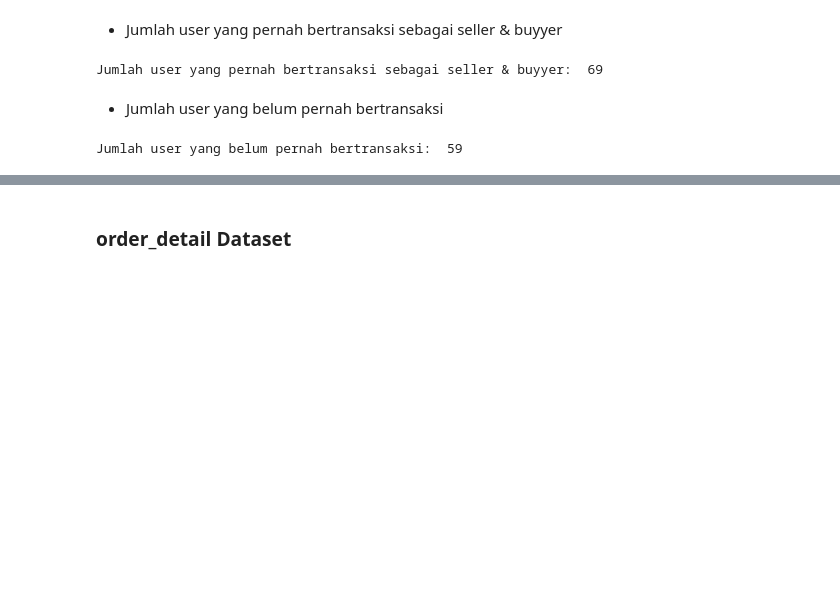
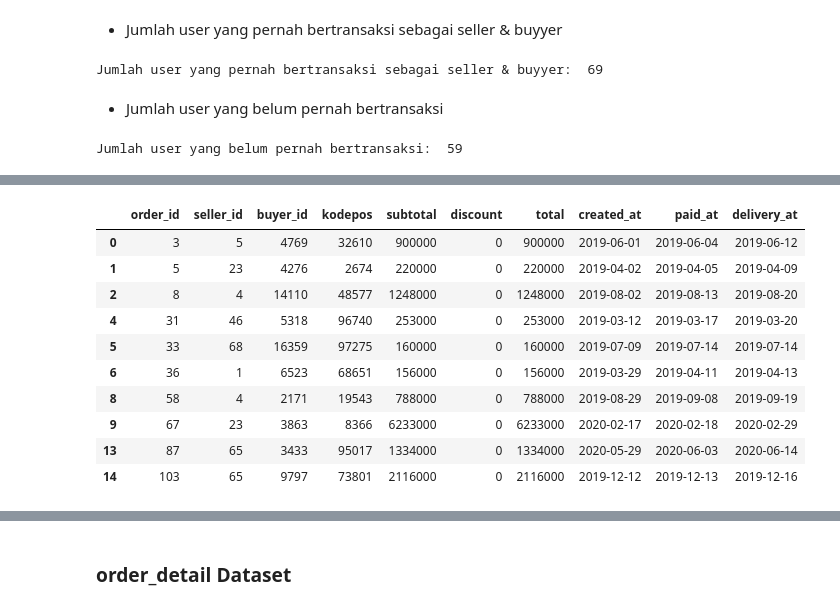
Before and after one commit to rfajri27/Ekploring_E_Commerce_Data, a Jupyter notebook: exploring_e_commerce_data.ipynb, the cells around one changed output, grey strips where cells are left out. Cells and saved outputs as stored; diff of their text form; code cells hidden in the pictures; blank space fills up the shorter version.

```diff
--- a/exploring_e_commerce_data.ipynb
+++ b/exploring_e_commerce_data.ipynb
@@ -390,0 +471,6 @@ Jumlah user yang belum pernah bertransaksi:  59
+# %%
+non_discount_user = df.groupby('buyer_id')['discount'].sum().reset_index()
+idx = non_discount_user['discount'] == 0
+non_discount_user = non_discount_user[idx]
+non_discount_user = non_discount_user['buyer_id']
+non_discount_user
@@ -390,0 +490,16 @@ Jumlah user yang belum pernah bertransaksi:  59
+# %%
+idx = (df['buyer_id'].isin(non_discount_user))
+non_discount_order_df = df[idx]
+non_discount_order_df.head(10)
+# %% [output]
+|  | order_id | seller_id | buyer_id | kodepos | subtotal | discount | total | created_at | paid_at | delivery_at |
+| 0 | 3 | 5 | 4769 | 32610 | 900000 | 0 | 900000 | 2019-06-01 | 2019-06-04 | 2019-06-12 |
+| 1 | 5 | 23 | 4276 | 2674 | 220000 | 0 | 220000 | 2019-04-02 | 2019-04-05 | 2019-04-09 |
+| 2 | 8 | 4 | 14110 | 48577 | 1248000 | 0 | 1248000 | 2019-08-02 | 2019-08-13 | 2019-08-20 |
+| 4 | 31 | 46 | 5318 | 96740 | 253000 | 0 | 253000 | 2019-03-12 | 2019-03-17 | 2019-03-20 |
+| 5 | 33 | 68 | 16359 | 97275 | 160000 | 0 | 160000 | 2019-07-09 | 2019-07-14 | 2019-07-14 |
+| 6 | 36 | 1 | 6523 | 68651 | 156000 | 0 | 156000 | 2019-03-29 | 2019-04-11 | 2019-04-13 |
+| 8 | 58 | 4 | 2171 | 19543 | 788000 | 0 | 788000 | 2019-08-29 | 2019-09-08 | 2019-09-19 |
+| 9 | 67 | 23 | 3863 | 8366 | 6233000 | 0 | 6233000 | 2020-02-17 | 2020-02-18 | 2020-02-29 |
+| 13 | 87 | 65 | 3433 | 95017 | 1334000 | 0 | 1334000 | 2020-05-29 | 2020-06-03 | 2020-06-14 |
+| 14 | 103 | 65 | 9797 | 73801 | 2116000 | 0 | 2116000 | 2019-12-12 | 2019-12-13 | 2019-12-16 |
```
Also changed, not shown: parts of 27 cells of this notebook, 1 other file.
